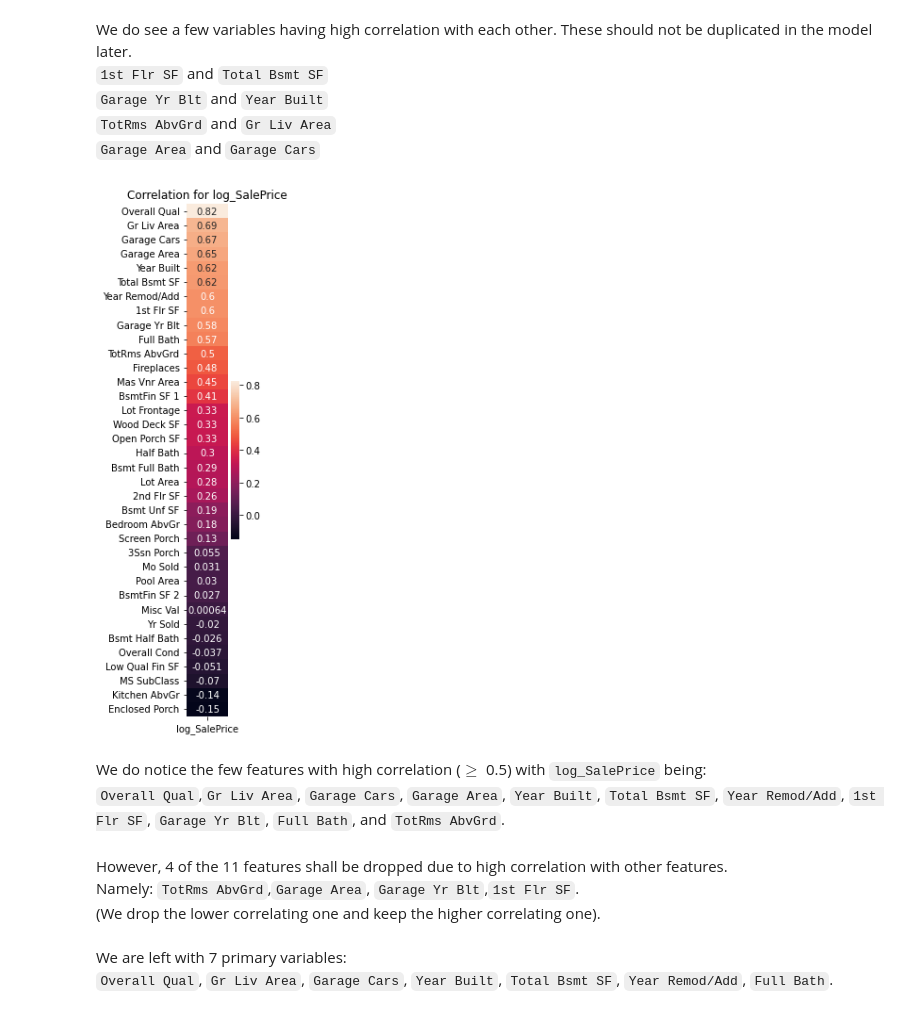
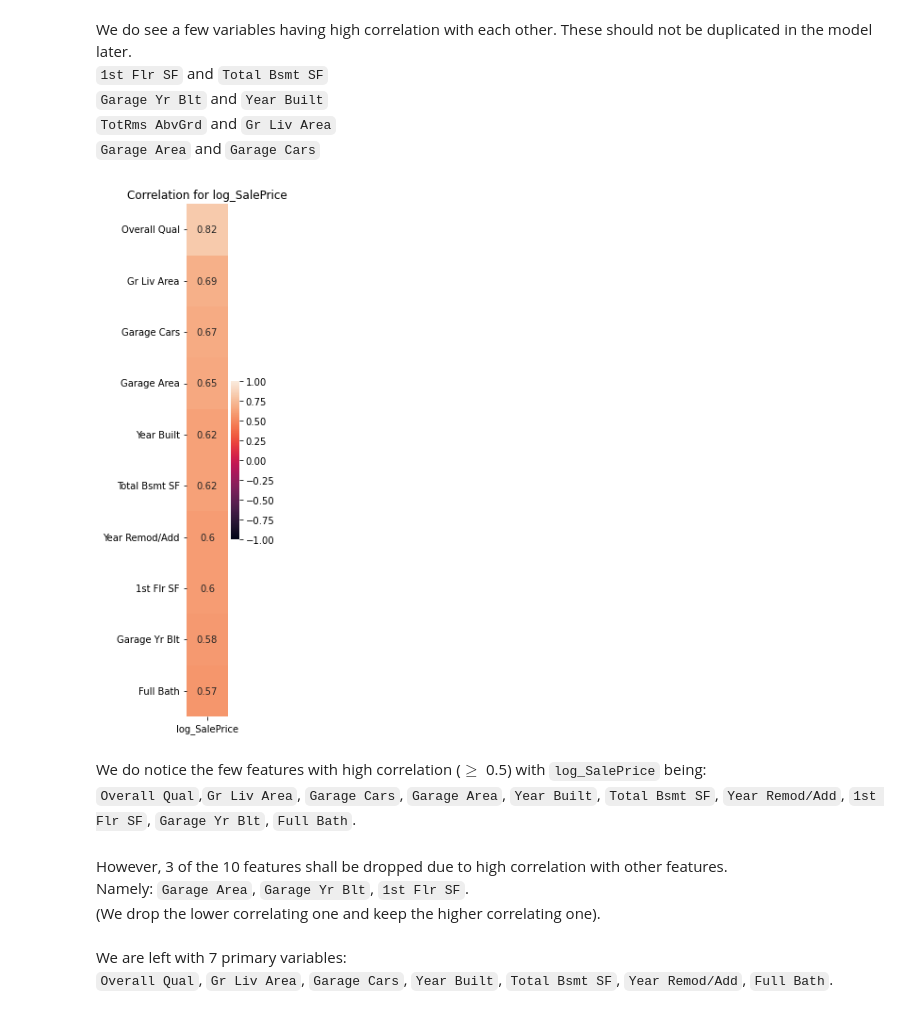
Before and after one commit to garyfoohw/GA_DSIF_project_2, a Jupyter notebook: code/01_EDA_prelim_model.ipynb, the cells around one changed output. Drawn from its saved outputs; the diff is of its cells as text; code cells hidden in the pictures.

```diff
--- a/code/01_EDA_prelim_model.ipynb
+++ b/code/01_EDA_prelim_model.ipynb
@@ -84,18 +83,16 @@ We do see a few variables having high correlation with each other. These should
 `Garage Yr Blt` and `Year Built`
 `TotRms AbvGrd` and `Gr Liv Area`
 `Garage Area` and `Garage Cars`
-# %%
-plt.rcParams['figure.figsize']=(1,10)
-corrmap=df.corr()[['log_SalePrice']].sort_values(ascending=False,by="log_SalePrice").iloc[1:,:]
-_=sns.heatmap(corrmap,annot=True).set(title="Correlation for log_SalePrice")
-# %% [output]
-[figure, removed]
+# %%
+single_correlation_map(df,"log_SalePrice")
+# %% [output]
+[figure, added]
 # %% [markdown]
 We do notice the few features with high correlation ($\ge$ 0.5) with `log_SalePrice` being:
-`Overall Qual`,`Gr Liv Area`, `Garage Cars`, `Garage Area`, `Year Built`, `Total Bsmt SF`, `Year Remod/Add`, `1st Flr SF`, `Garage Yr Blt`, `Full Bath`, and `TotRms AbvGrd`.
+`Overall Qual`,`Gr Liv Area`, `Garage Cars`, `Garage Area`, `Year Built`, `Total Bsmt SF`, `Year Remod/Add`, `1st Flr SF`, `Garage Yr Blt`, `Full Bath`.
 # %% [markdown]
-However, 4 of the 11 features shall be dropped due to high correlation with other features.
-Namely: `TotRms AbvGrd`,`Garage Area`, `Garage Yr Blt`,`1st Flr SF`.
+However, 3 of the 10 features shall be dropped due to high correlation with other features.
+Namely: `Garage Area`, `Garage Yr Blt`, `1st Flr SF`.
 (We drop the lower correlating one and keep the higher correlating one).
 # %% [markdown]
 We are left with 7 primary variables:
```
Also changed, not shown: parts of 7 cells of this notebook, 4 other files.
